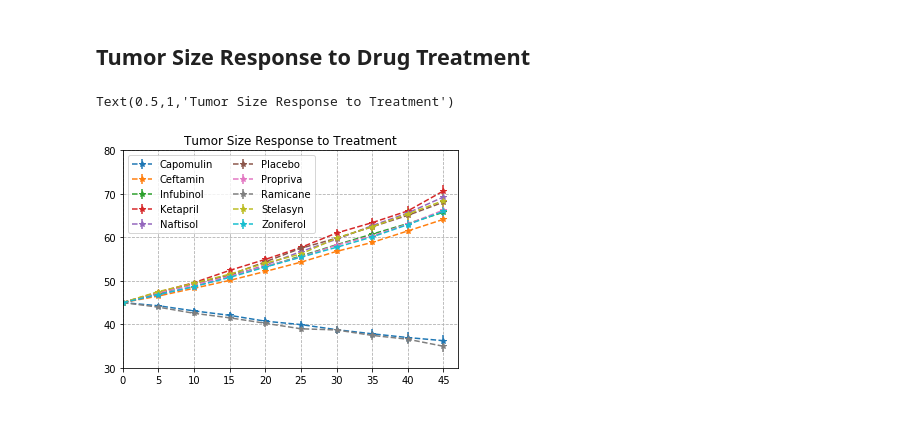
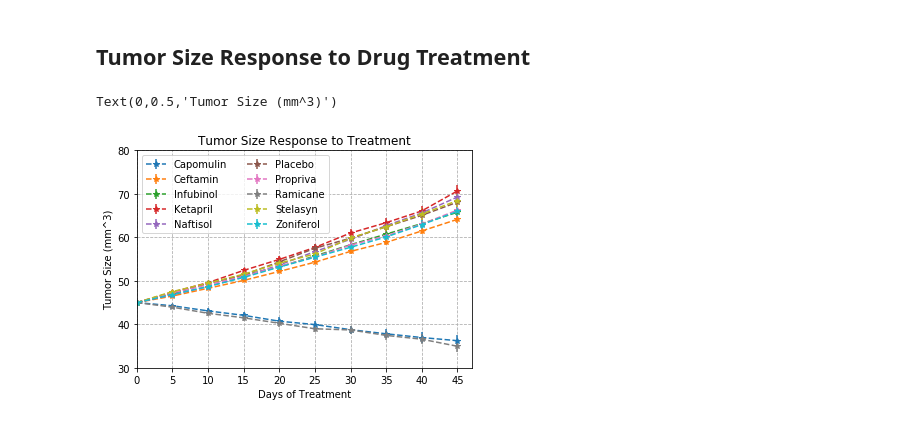
Before and after one commit to mgstewart/MatPlotLib-HW, a Jupyter notebook: Pymaceuticals.ipynb, the cells around one changed output. Cells and saved outputs as stored; diff of their text form; code cells hidden in the pictures.

```diff
--- a/Pymaceuticals.ipynb
+++ b/Pymaceuticals.ipynb
@@ -27,33 +29,34 @@ list_of_drugs = []
 for i in groupby_meantumor.index.levels[0]:
     list_of_drugs.append(i)
 #Create a new dataframe to incrementally add drug & tumor data to
 meantumor = pd.DataFrame(data=groupby_meantumor.loc[list_of_drugs[0]],index=groupby_meantumor.index.levels[1])
 #This is an ugly work-around to rename the column to the drug name
 #NaN's result from attempting to use the column assignment in the DataFrame constructor
 meantumor = meantumor.rename(columns={'Tumor Volume (mm3)':list_of_drugs[0]})
 #Loop over the list of drugs to finish constructing the dataframe for plotting
 for i in range(1,len(list_of_drugs)):
     meantumor = meantumor.join(groupby_meantumor[list_of_drugs[i]])
     meantumor = meantumor.rename(columns={'Tumor Volume (mm3)':list_of_drugs[i]})
 #Use NumPy to extract index array values to a list for the plot's x axis
 x_axis = meantumor.index.values.tolist()
 #Loop over the list of drugs to add series to the errorbar plot
 for i in list_of_drugs:
     plt.errorbar(x=x_axis,y=meantumor[i],yerr=groupby_meantumor_sem[i],fmt='--*')
 #Format the plot for maximum readability, see comments for decision logic
 #Due to number of drugs, force multiple columns but still allow pyplot to best fit
 plt.legend(ncol=2)
 #Set x axis limits dynamically based on time points using list indices
 plt.xlim(x_axis[0],x_axis[-1]+2)
 #This limit is hardcoded to save time, should be made dynamic if possible
 plt.ylim(30,80)
 #Enable gridlines for ease of value interpolation
 plt.grid(linestyle='dashed')
 #Force x ticks to be present at each member of the x_axis list
 plt.xticks(x_axis)
 #Set chart and axes titles
 plt.title('Tumor Size Response to Treatment')
-plt.xtitle
+plt.xlabel('Days of Treatment')
+plt.ylabel('Tumor Size (mm^3)')
 # %% [output]
-Text(0.5,1,'Tumor Size Response to Treatment')
+Text(0,0.5,'Tumor Size (mm^3)')
-[figure, old version]
+[figure, new version]
```
Also changed, not shown: parts of 12 cells of this notebook, 8 other files.
